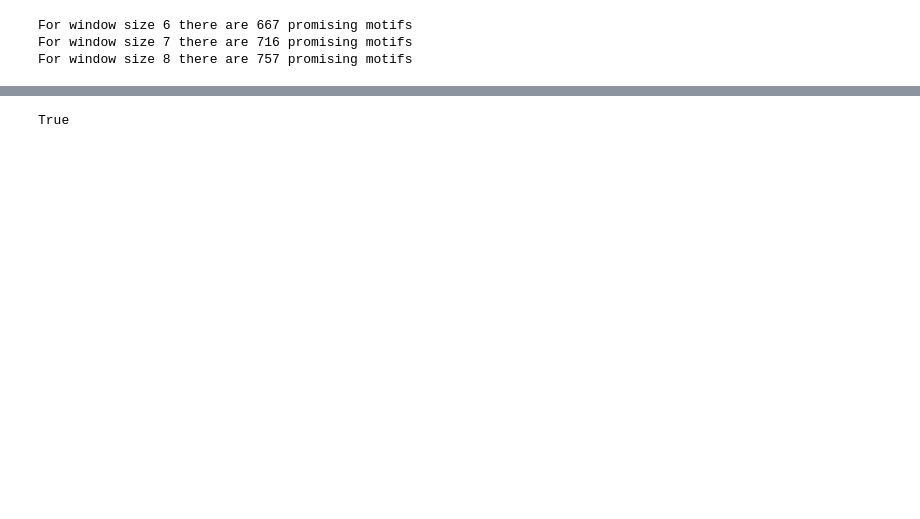
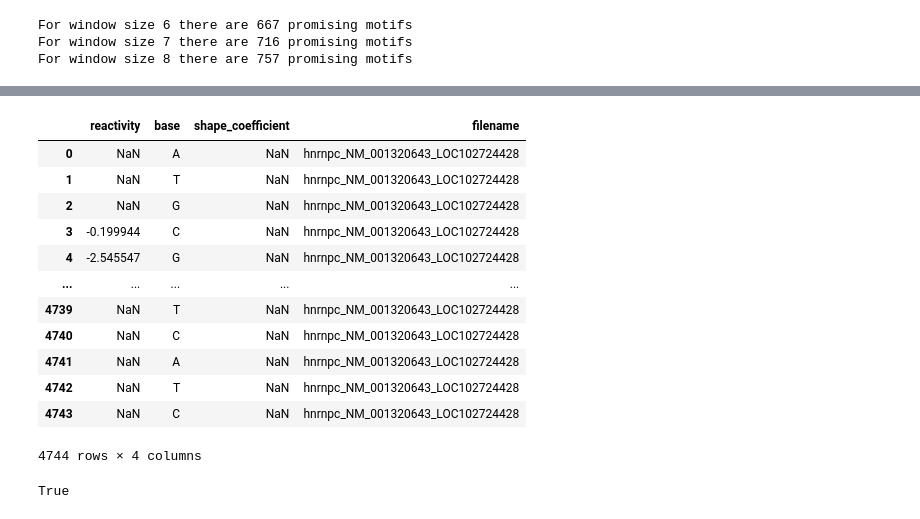
Before and after one commit to Mimikkk/2024-siwb, a Jupyter notebook: project-2/hnrnpc_motifs.ipynb, the cells around one changed output, grey strips where cells are left out. Cells and saved outputs as stored; diff of their text form; code cells hidden in the pictures; blank space fills up the shorter version.

```diff
--- a/project-2/hnrnpc_motifs.ipynb
+++ b/project-2/hnrnpc_motifs.ipynb
@@ -159,2 +173,18 @@ Consensus motif for cluster 11: AGCTGAGC
+# %%
+dataset.searches[0]
+# %% [output]
+|  | reactivity | base | shape_coefficient | filename |
+| 0 | NaN | A | NaN | hnrnpc_NM_001320643_LOC102724428 |
+| 1 | NaN | T | NaN | hnrnpc_NM_001320643_LOC102724428 |
+| 2 | NaN | G | NaN | hnrnpc_NM_001320643_LOC102724428 |
+| 3 | -0.199944 | C | NaN | hnrnpc_NM_001320643_LOC102724428 |
+| 4 | -2.545547 | G | NaN | hnrnpc_NM_001320643_LOC102724428 |
+| ... | ... | ... | ... | ... |
+| 4739 | NaN | T | NaN | hnrnpc_NM_001320643_LOC102724428 |
+| 4740 | NaN | C | NaN | hnrnpc_NM_001320643_LOC102724428 |
+| 4741 | NaN | A | NaN | hnrnpc_NM_001320643_LOC102724428 |
+| 4742 | NaN | T | NaN | hnrnpc_NM_001320643_LOC102724428 |
+| 4743 | NaN | C | NaN | hnrnpc_NM_001320643_LOC102724428 |
+4744 rows × 4 columns
 # %%
 def calculate_ssf(first_motif: str, second_motif: str) -> float:
```
Also changed, not shown: parts of 23 cells of this notebook, 2 other files.
